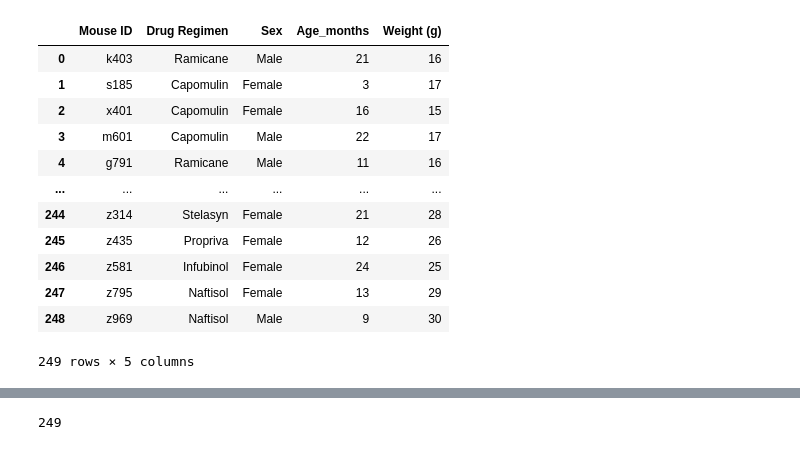
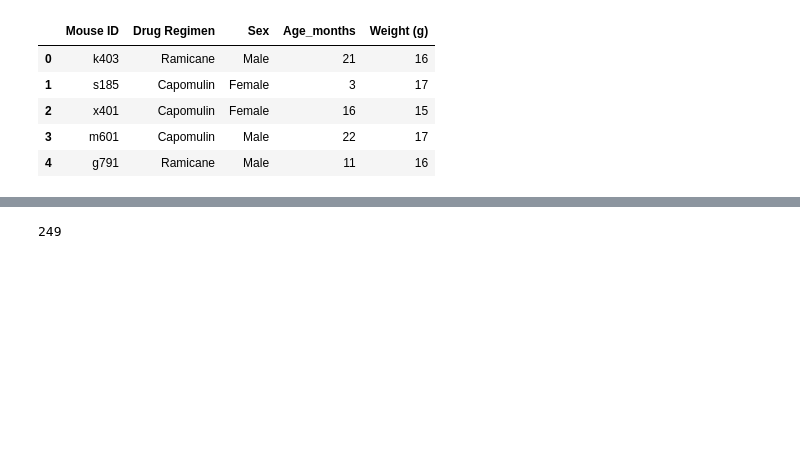
Before and after one commit to tealiie/matplotlib, a Jupyter notebook: pymaceuticals.ipynb, the cells around one changed output, grey strips where cells are left out. Drawn from its saved outputs; the diff is of its cells as text; code cells hidden in the pictures; blank space fills up the shorter version.

```diff
--- a/pymaceuticals.ipynb
+++ b/pymaceuticals.ipynb
@@ -17,17 +18,10 @@ final_results = pd.merge(mouse_metadata, study_results, on="Mouse ID", how="oute
 # %%
-mouse_metadata
+mouse_metadata.head()
 # %% [output]
 |  | Mouse ID | Drug Regimen | Sex | Age_months | Weight (g) |
 | 0 | k403 | Ramicane | Male | 21 | 16 |
 | 1 | s185 | Capomulin | Female | 3 | 17 |
 | 2 | x401 | Capomulin | Female | 16 | 15 |
 | 3 | m601 | Capomulin | Male | 22 | 17 |
 | 4 | g791 | Ramicane | Male | 11 | 16 |
-| ... | ... | ... | ... | ... | ... |
-| 244 | z314 | Stelasyn | Female | 21 | 28 |
-| 245 | z435 | Propriva | Female | 12 | 26 |
-| 246 | z581 | Infubinol | Female | 24 | 25 |
-| 247 | z795 | Naftisol | Female | 13 | 29 |
-| 248 | z969 | Naftisol | Male | 9 | 30 |
-249 rows × 5 columns
 # %%
```
Also changed, not shown: parts of 19 cells of this notebook.
